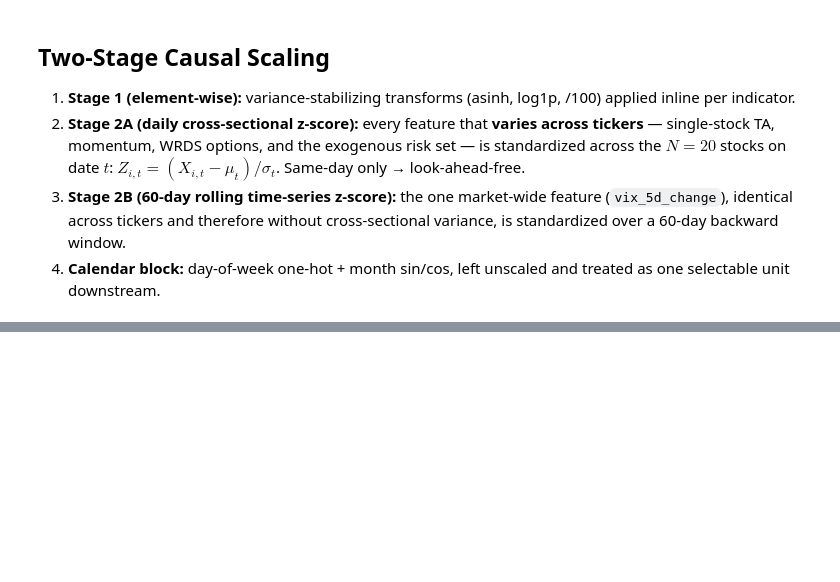
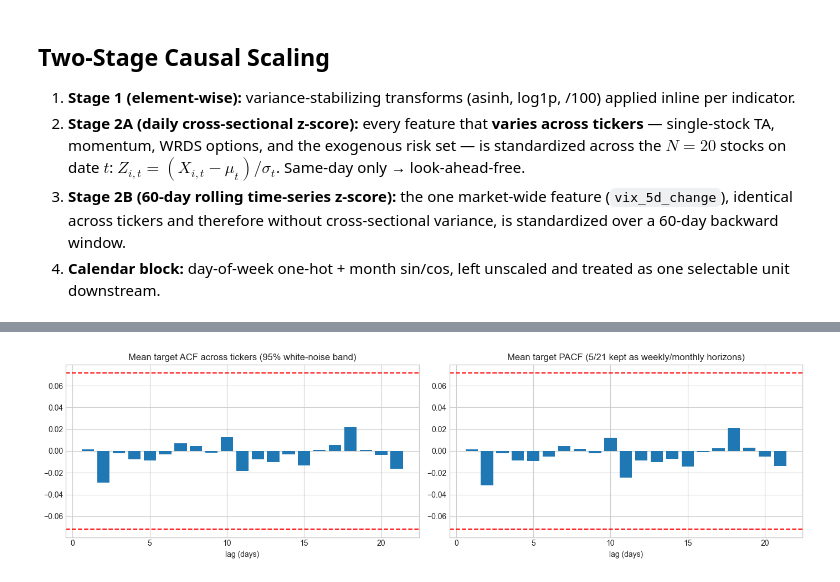
Before and after one commit to Sjainish04/APS1052-Group-Project, a Jupyter notebook: feature_engineering.ipynb, the cells around one changed output, grey strips where cells are left out. Cells and saved outputs as stored; diff of their text form; code cells hidden in the pictures; blank space fills up the shorter version.

```diff
--- a/feature_engineering.ipynb
+++ b/feature_engineering.ipynb
@@ -621,0 +578,16 @@ Test:  2025-03-17 -> 2026-07-23 (5780 rows)  [held out, unused below]
+# %%
+# Analysis set: require target + dense core features (burn-in rows dropped).
+# Sparse option features may stay NaN -> handled pairwise here / by the pipeline imputer.
+df_analysis = df.dropna(subset=["target"] + core_cols).copy()
+
+# Final-12-months holdout (per proposal) with a 5-business-day embargo:
+# 1-day forward targets overlap the next day's price path by construction,
+# so the last train targets would otherwise realize INSIDE the test window.
+# The embargo severs that boundary contamination.
+split_date = df_analysis["Date"].max() - pd.DateOffset(months=12)
+EMBARGO = pd.tseries.offsets.BDay(5)
+train_df = df_analysis[df_analysis["Date"] <= split_date - EMBARGO].copy()
+test_df = df_analysis[df_analysis["Date"] > split_date].copy()
+print(f"Split boundary {split_date.date()} | embargo: {EMBARGO.n} business days")
+print(f"Train: {train_df['Date'].min().date()} -> {train_df['Date'].max().date()} ({len(train_df)} rows)")
+print(f"Test:  {test_df['Date'].min().date()} -> {test_df['Date'].max().date()} ({len(test_df)} rows)  [held out, unused below]")
@@ -671,0 +720,82 @@ Full feature ranking (Profit Factor + Alpha + MI), computed on the training spli
+# %%
+# =====================================================================
+# Diagnostics: serial dependence, cross-sectional dependence, drift
+# (train split ONLY -- anything that could inform modelling choices must
+#  never touch the held-out test window)
+
+#   1) ACF/PACF of the per-ticker target -> validates the "log-differencing
+#      + cross-sectional demeaning already removes trend / serial structure"
+#      claim. It also CHECKS the proposal's "PACF informs the lags" wording:
+#      empirically the daily target is near white noise, so mom_5 / mom_21 are
+#      kept as weekly/monthly conventions, not PACF-selected peaks.
+#   2) Ljung-Box per ticker (pre-model serial-dependence screen).
+#   3) Cross-sectional correlation of the names -> effective sample size,
+#      and the reason CV must be grouped by date.
+#   4) Target mean/std by year -> drift-free by construction.
+# =====================================================================
+
+from statsmodels.tsa.stattools import acf, pacf
+from statsmodels.stats.diagnostic import acorr_ljungbox
+
+MAX_LAG = 21
+per_ticker = {tkr: g.sort_values("Date")["target"].to_numpy()
+              for tkr, g in train_df.groupby("Ticker")}
+
+
+# 1) ACF / PACF averaged across tickers
+acf_mat  = np.vstack([acf(r, nlags=MAX_LAG, fft=True)[1:] for r in per_ticker.values()])
+pacf_mat = np.vstack([pacf(r, nlags=MAX_LAG)[1:] for r in per_ticker.values()])
+lags = np.arange(1, MAX_LAG + 1)
+band = 1.96 / np.sqrt(len(next(iter(per_ticker.values()))))  # white-noise 95% band
+
+fig, axes = plt.subplots(1, 2, figsize=(14, 4))
+axes[0].bar(lags, acf_mat.mean(axis=0))
+axes[0].axhline(band, color="red", ls="--"); axes[0].axhline(-band, color="red", ls="--")
+axes[0].set_title("Mean target ACF across tickers (95% white-noise band)")
+axes[1].bar(lags, pacf_mat.mean(axis=0))
+axes[1].axhline(band, color="red", ls="--"); axes[1].axhline(-band, color="red", ls="--")
+axes[1].set_title("Mean target PACF (5/21 kept as weekly/monthly horizons)")
+for ax in axes:
+    ax.set_xlabel("lag (days)")
+plt.tight_layout(); plt.show()
+
+# Under no predictability at all, mean |PACF| ~ sqrt(2/pi)/sqrt(T)
+noise_floor = np.sqrt(2 / np.pi) / np.sqrt(len(next(iter(per_ticker.values()))))
+top_pacf = (pd.Series(np.abs(pacf_mat).mean(axis=0), index=lags)
+            .sort_values(ascending=False).head(8).round(3))
+print(f"White-noise |PACF| floor ~ {noise_floor:.3f} (per-ticker sample size)")
+print("Strongest mean |PACF| lags (compare against that floor):"); print(top_pacf)
+
+# 2) Ljung-Box per ticker
+lb_p = pd.Series({tkr: acorr_ljungbox(r, lags=[10])["lb_pvalue"].iloc[0]
+                    for tkr, r in per_ticker.items()})
+print(f"\nLjung-Box(10) p<0.05 for {int((lb_p < 0.05).sum())}/{len(per_ticker)} tickers "
+        f"(~1 expected by chance at 5%)")
+
+# 3) Cross-sectional dependence
+# NOTE: the target is demeaned across tickers each day, so the 20 series sum
+# to zero BY CONSTRUCTION -> the average pairwise correlation is mechanically
+# forced toward -1/(N-1). The informative quantity is how far the observed
+# average sits ABOVE that floor (residual co-movement the demeaning did not
+# remove). (An earlier "effective N" design-effect formula printed nonsense
+# here -- larger than nominal rows -- because it assumes positive rho; removed.)
+wide = train_df.pivot_table(index="Date", columns="Ticker", values="target")
+corr = wide.corr().values
+K = wide.shape[1]
+off_diag = corr[~np.eye(K, dtype=bool)]
+rho_bar = off_diag.mean()
+rho_floor = -1.0 / (K - 1)
+print(f"\nAvg pairwise target correlation: {rho_bar:.3f} "
+      f"(mechanical floor from daily demeaning: {rho_floor:.3f})")
+print(f"Residual co-movement above the floor: {rho_bar - rho_floor:+.3f} "
+      "(small positive = names still share a common factor, e.g. size)")
+print(f"Independent decision units ~ {wide.shape[0]:,} daily cross-sections "
+      f"-> treat all p-values as indicative; "
+      "CV must be grouped by date")
+
+# 4) Drift check by calendar year
+print("\nTarget mean/std by year (drift-free by construction):")
+print(train_df.assign(year=train_df["Date"].dt.year)
+      .groupby("year")["target"].agg(["mean", "std", "count"]).round(5))
+# %% [output]
+[figure, added]
```
Also changed, not shown: parts of 25 cells of this notebook.
